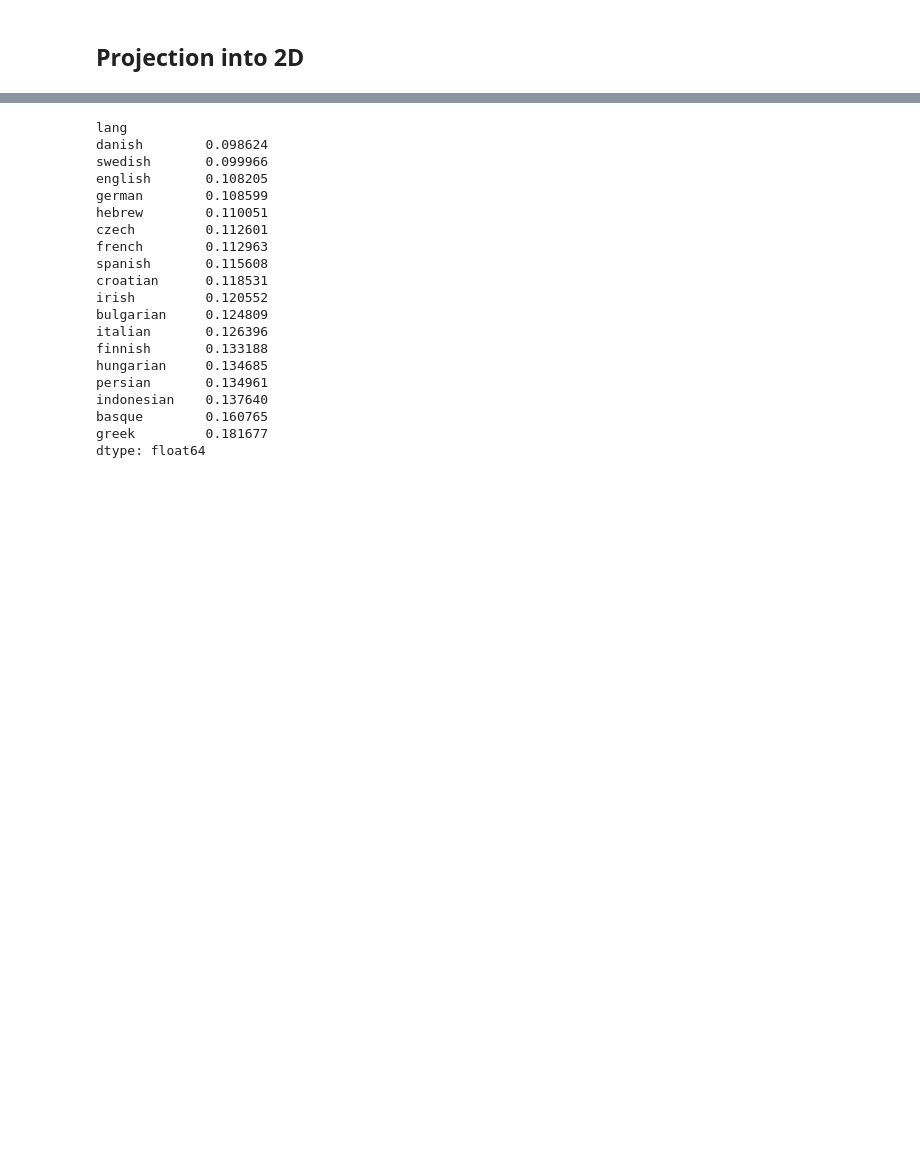
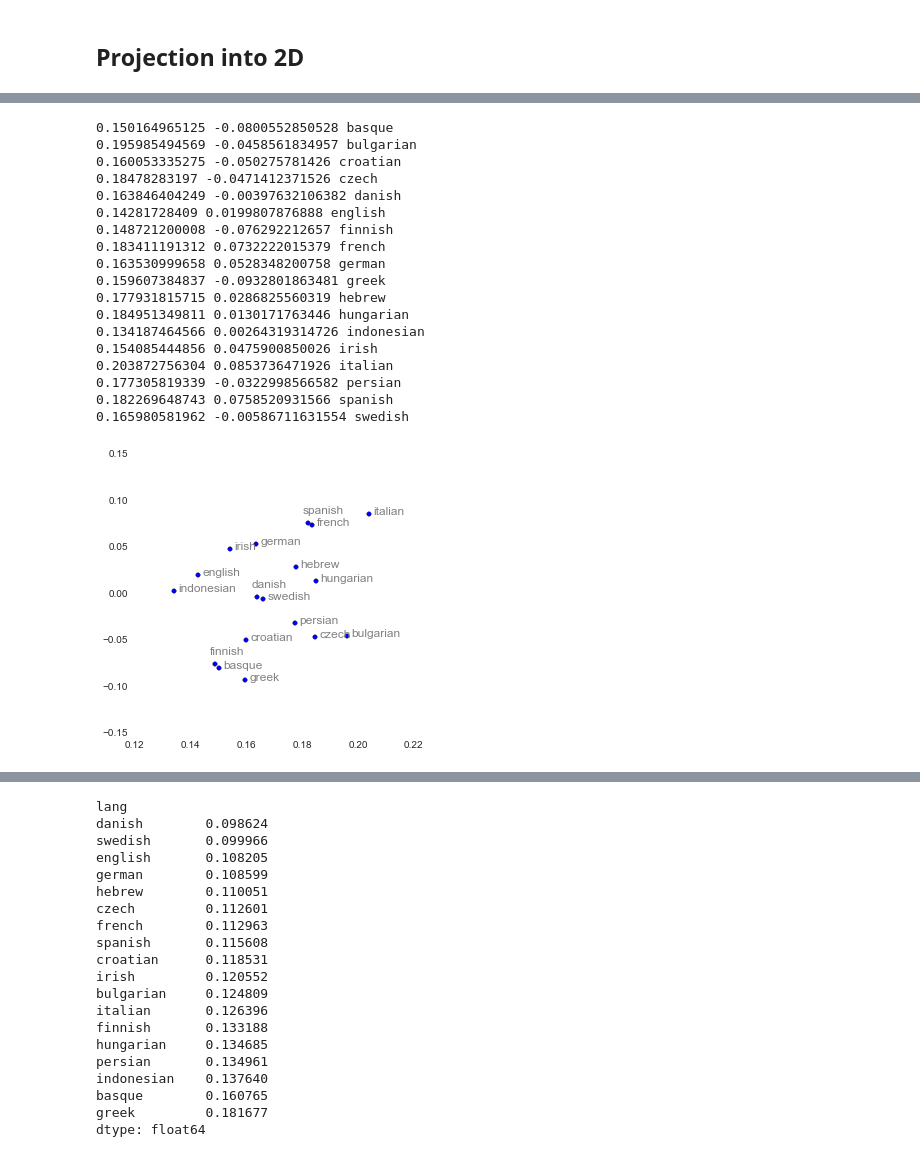
Before and after one commit to coastalcph/ud-danish-conversion, a Jupyter notebook: notebooks/Compare treebanks.ipynb, the cells around one changed output, grey strips where cells are left out. Drawn from its saved outputs; the diff is of its cells as text; code cells hidden in the pictures; blank space fills up the shorter version.

```diff
--- a/notebooks/Compare treebanks.ipynb
+++ b/notebooks/Compare treebanks.ipynb
@@ -99,3 +101,38 @@ plt.scatter(lowdim[:,0], lowdim[:, 1])
+# %%
+from sklearn.decomposition import TruncatedSVD
+fig, ax = plt.subplots(figsize=(5,5))
+lang_vectors = create_lang_vectors(all_counts, ['head', 'deprel', 'dep'], 'count')
+svd = TruncatedSVD(50)
+
+svd_transformed = svd.fit_transform(lang_vectors)
+plt.scatter(svd_transformed[:,0], svd_transformed[:, 1])
+for lang,x,y in zip(lang_vectors.index,svd_transformed[:,0], svd_transformed[:, 1]):
+    print(x,y,lang)
+    if lang in ["danish","spanish","finnish"]:
+        ax.annotate(lang, xy=(x, y),color='gray',xytext=(-5,10),textcoords='offset points',size=12)
+    else:
+        ax.annotate(lang, xy=(x, y),color='gray',xytext=(+5,0),textcoords='offset points',size=12)
+plt.savefig("triples-svd.pdf")
+# %% [output]
+0.150164965125 -0.0800552850528 basque
+0.195985494569 -0.0458561834957 bulgarian
+0.160053335275 -0.050275781426 croatian
+0.18478283197 -0.0471412371526 czech
+0.163846404249 -0.00397632106382 danish
+0.14281728409 0.0199807876888 english
+0.148721200008 -0.076292212657 finnish
+0.183411191312 0.0732222015379 french
+0.163530999658 0.0528348200758 german
+0.159607384837 -0.0932801863481 greek
+0.177931815715 0.0286825560319 hebrew
+0.184951349811 0.0130171763446 hungarian
+0.134187464566 0.00264319314726 indonesian
+0.154085444856 0.0475900850026 irish
+0.203872756304 0.0853736471926 italian
+0.177305819339 -0.0322998566582 persian
+0.182269648743 0.0758520931566 spanish
+0.165980581962 -0.00586711631554 swedish
+[figure, added]
 # %%
 lowdim
 # %% [output]
```
Also changed, not shown: parts of 3 cells of this notebook.
